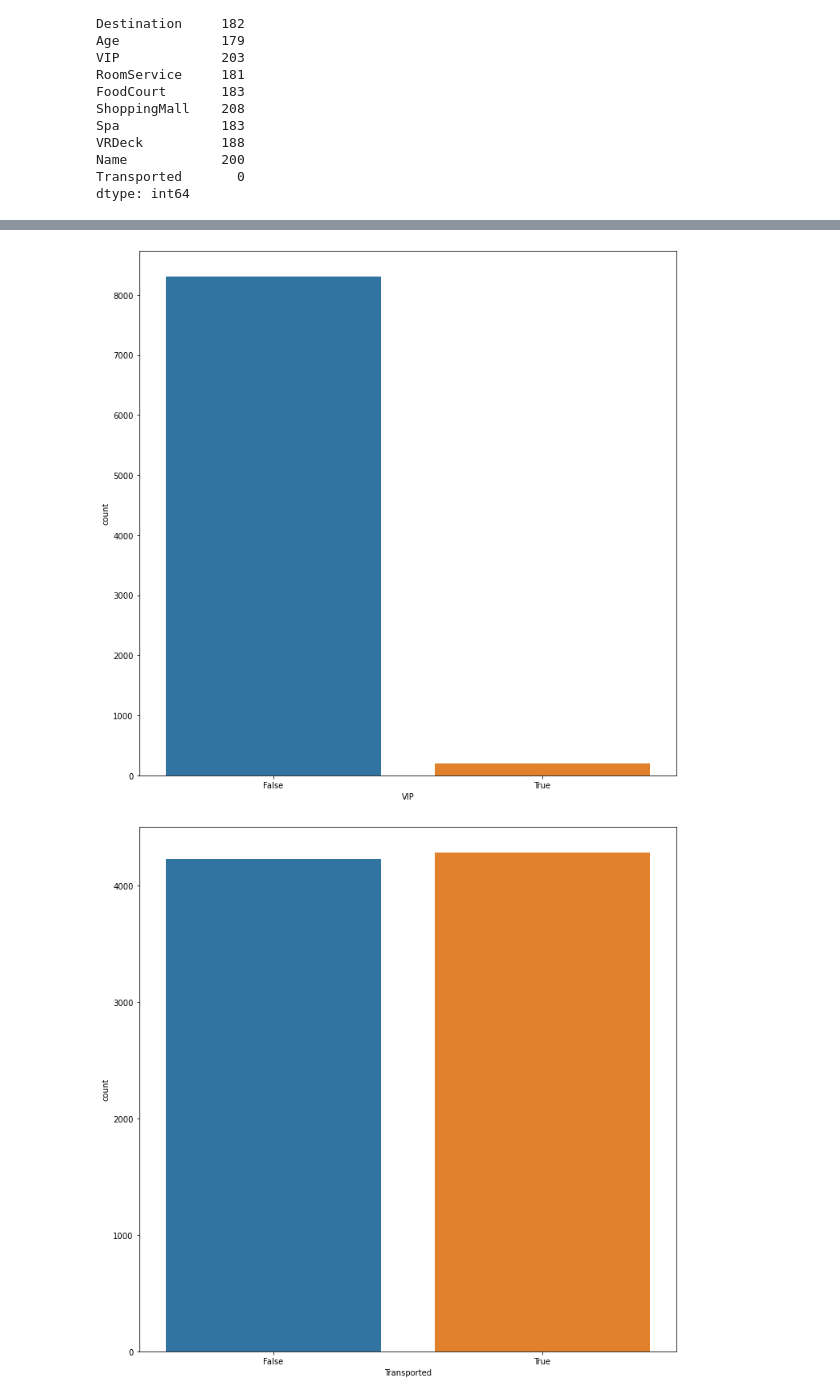
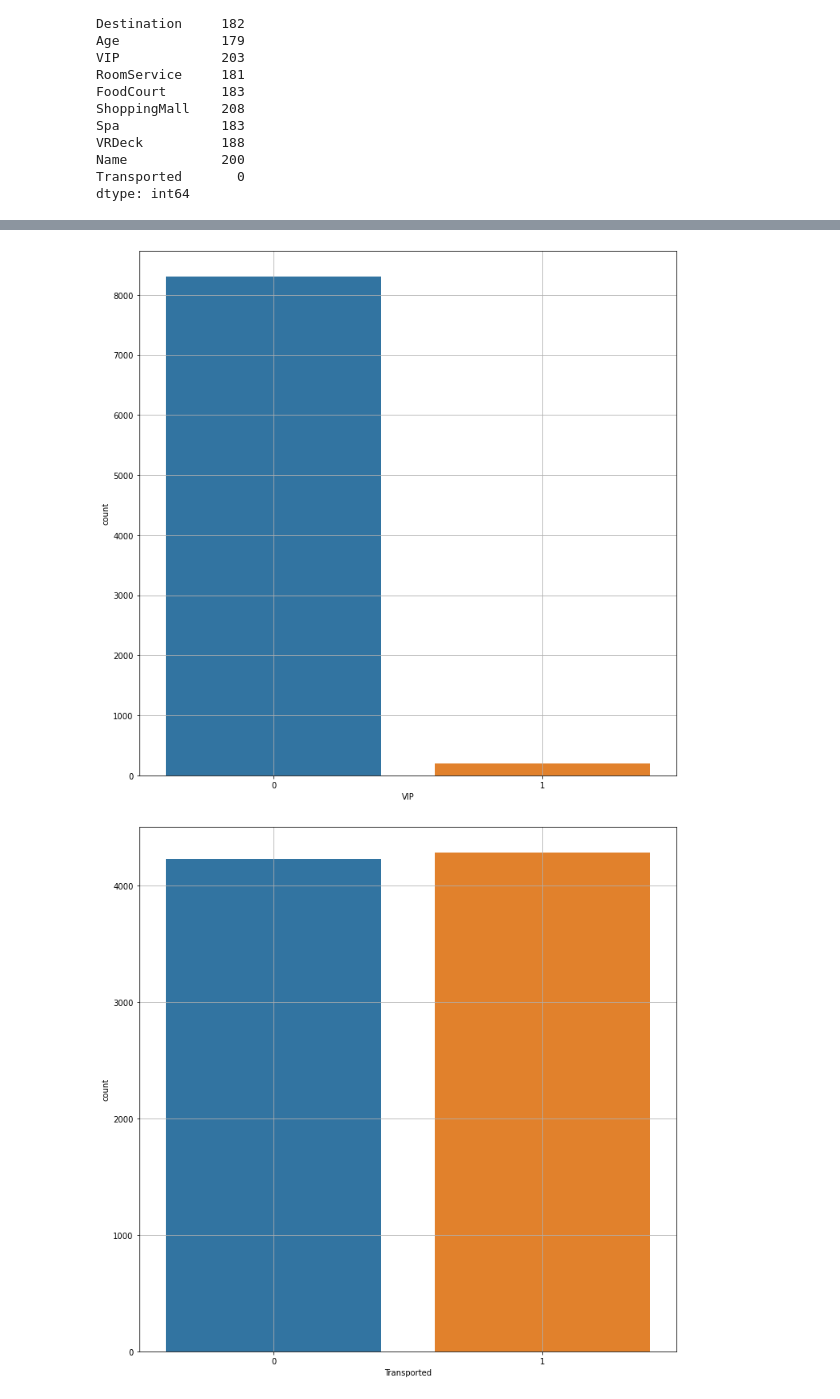
Before and after one commit to jag-shrestha/spaceship_titanic, a Jupyter notebook: spaceship-titanic.ipynb, the cells around one changed output, grey strips where cells are left out. Cells and saved outputs as stored; diff of their text form; code cells hidden in the pictures.

```diff
--- a/spaceship-titanic.ipynb
+++ b/spaceship-titanic.ipynb
@@ -120,8 +86,8 @@ test['HomePlanet'].fillna((test['HomePlanet'].mode())[0], inplace = True)
 train['CryoSleep'].fillna(False, inplace = True)
 test['CryoSleep'].fillna(False, inplace = True)
 
-train['Cabin'].fillna("Unknown", inplace = True)
-test['Cabin'].fillna("Unknown", inplace = True)
+train['Cabin'].fillna("U/-1/U", inplace = True)
+test['Cabin'].fillna("U/-1/U", inplace = True)
 
 train['Age'].fillna((train['Age'].mean()), inplace = True)
 test['Age'].fillna((test['Age'].mean()), inplace = True)
@@ -151,8 +117,8 @@ test['Name'].fillna("Unknown", inplace = True)
 train.dropna(inplace = True)
 test.dropna(inplace = True)
 
-train = train.reset_index()
-test = test.reset_index()
+train = train.reset_index(drop=True)
+test = test.reset_index(drop=True)
 # %%
 train['Transported'] = train['Transported'].astype(int)
 
@@ -184,0 +134,3 @@ Qualitative : ['PassengerId', 'HomePlanet', 'CryoSleep', 'Cabin', 'Destination',
+# %%
+train['Cabin_Number'] = train['Cabin_Number'].astype(int)
+test['Cabin_Number'] = test['Cabin_Number'].astype(int)
@@ -185,2 +157,2 @@ Qualitative : ['PassengerId', 'HomePlanet', 'CryoSleep', 'Cabin', 'Destination',
 # %%
-qual_meansures = ['HomePlanet', 'CryoSleep', 'Destination', 'VIP', 'Transported']
+qual_meansures = ['HomePlanet', 'CryoSleep', 'Destination', 'VIP', 'Transported', 'Deck', 'Side']
@@ -188,5 +162,6 @@ qual_meansures = ['HomePlanet', 'CryoSleep', 'Destination', 'VIP', 'Transported'
 for col in qual_meansures:
     plt.figure(figsize=(12, 12))
     sns.countplot(x = col, data = train)
+    plt.grid()
     plt.show
 # %% [output]
@@ -196,2 +171,2 @@ for col in qual_meansures:
-[figure, old version]
+[figure, new version]
-[figure, old version]
+[figure, new version]
```
Also changed, not shown: parts of 16 cells of this notebook.
